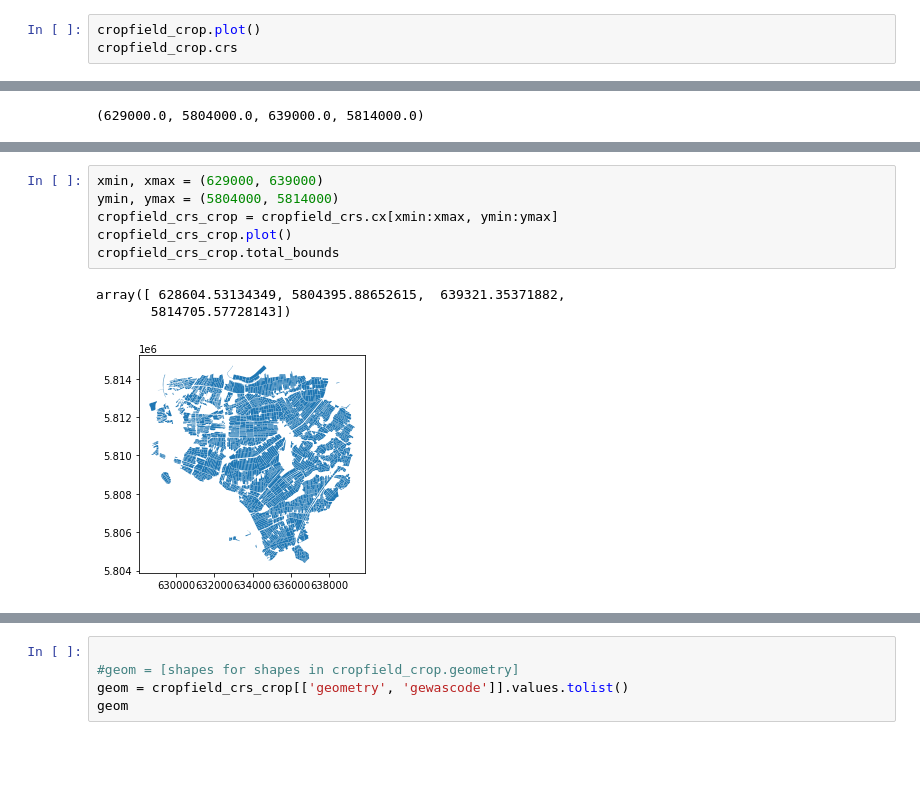
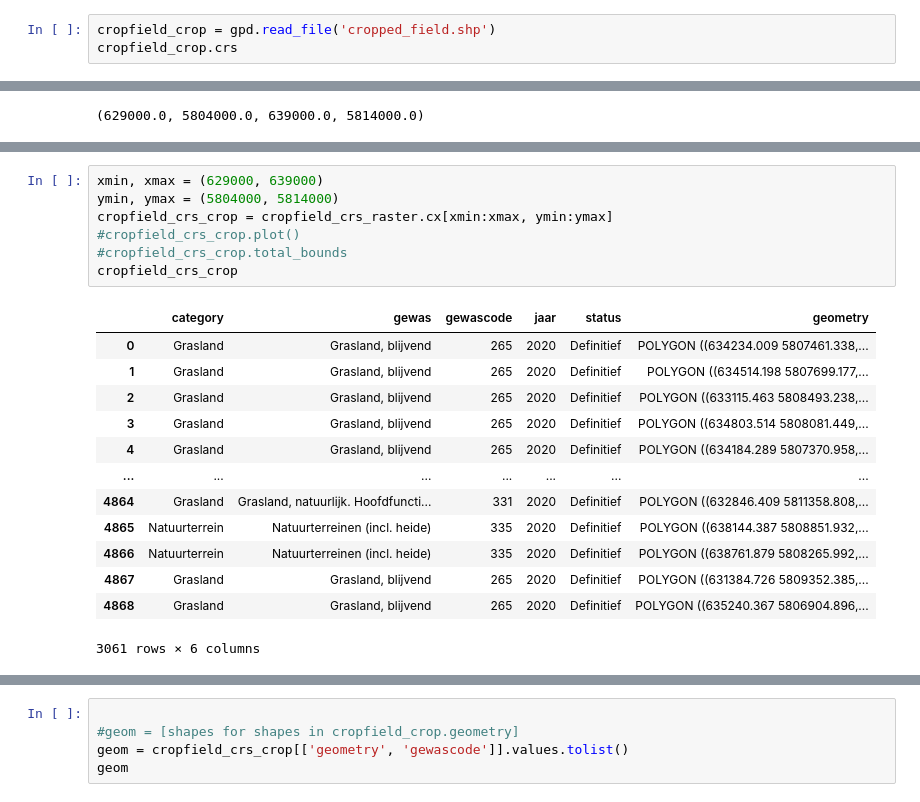
Before and after one commit to carpentries-incubator/geospatial-python, a Jupyter notebook: episode10_test_cropfield.ipynb, the cells around one changed output, grey strips where cells are left out. Drawn from its saved outputs; the diff is of its cells as text; blank space fills up the shorter version.

```diff
--- a/episode10_test_cropfield.ipynb
+++ b/episode10_test_cropfield.ipynb
@@ -51,7 +74,7 @@ ndvi_sq = ndvi.squeeze()
 # %% [output]
 [figure]
 # %%
-cropfield_crop.plot()
+cropfield_crop = gpd.read_file('cropped_field.shp')
 cropfield_crop.crs
 # %% [output]
 <Derived Projected CRS: EPSG:28992>
@@ -82,10 +120,21 @@ ndvi_sq.rio.bounds()
 # %%
 xmin, xmax = (629000, 639000)
 ymin, ymax = (5804000, 5814000)
-cropfield_crs_crop = cropfield_crs.cx[xmin:xmax, ymin:ymax]
-cropfield_crs_crop.plot()
-cropfield_crs_crop.total_bounds
+cropfield_crs_crop = cropfield_crs_raster.cx[xmin:xmax, ymin:ymax]
+#cropfield_crs_crop.plot()
+#cropfield_crs_crop.total_bounds
+cropfield_crs_crop
 # %% [output]
+|  | category | gewas | gewascode | jaar | status | geometry |
+| 0 | Grasland | Grasland, blijvend | 265 | 2020 | Definitief | POLYGON ((634234.009 5807461.338,... |
+| 1 | Grasland | Grasland, blijvend | 265 | 2020 | Definitief | POLYGON ((634514.198 5807699.177,... |
+| 2 | Grasland | Grasland, blijvend | 265 | 2020 | Definitief | POLYGON ((633115.463 5808493.238,... |
+| 3 | Grasland | Grasland, blijvend | 265 | 2020 | Definitief | POLYGON ((634803.514 5808081.449,... |
+| 4 | Grasland | Grasland, blijvend | 265 | 2020 | Definitief | POLYGON ((634184.289 5807370.958,... |
+| ... | ... | ... | ... | ... | ... | ... |
+| 4864 | Grasland | Grasland, natuurlijk. Hoofdfuncti... | 331 | 2020 | Definitief | POLYGON ((632846.409 5811358.808,... |
+| 4865 | Natuurterrein | Natuurterreinen (incl. heide) | 335 | 2020 | Definitief | POLYGON ((638144.387 5808851.932,... |
+| 4866 | Natuurterrein | Natuurterreinen (incl. heide) | 335 | 2020 | Definitief | POLYGON ((638761.879 5808265.992,... |
+| 4867 | Grasland | Grasland, blijvend | 265 | 2020 | Definitief | POLYGON ((631384.726 5809352.385,... |
+| 4868 | Grasland | Grasland, blijvend | 265 | 2020 | Definitief | POLYGON ((635240.367 5806904.896,... |
-array([ 628604.53134349, 5804395.88652615,  639321.35371882,
-       5814705.57728143])
+3061 rows × 6 columns
-[figure, removed]
```
Also changed, not shown: parts of 9 cells of this notebook, 1 other file.
